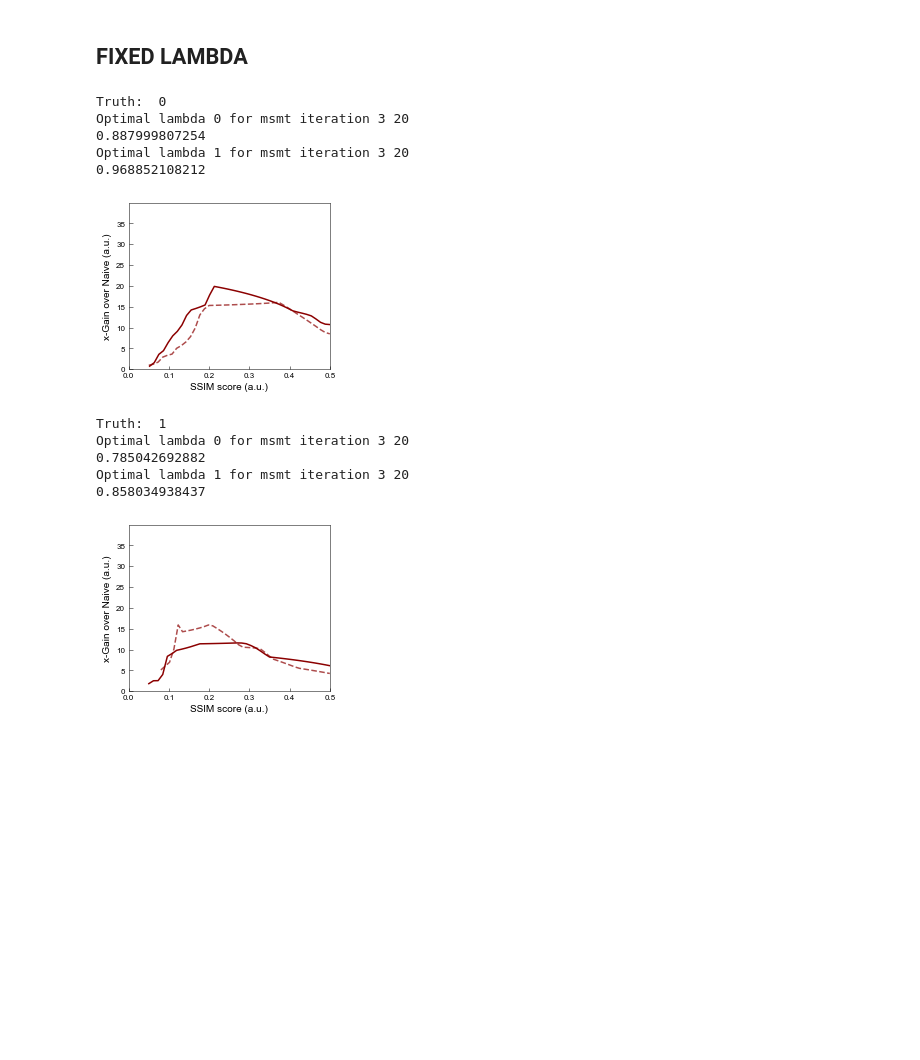
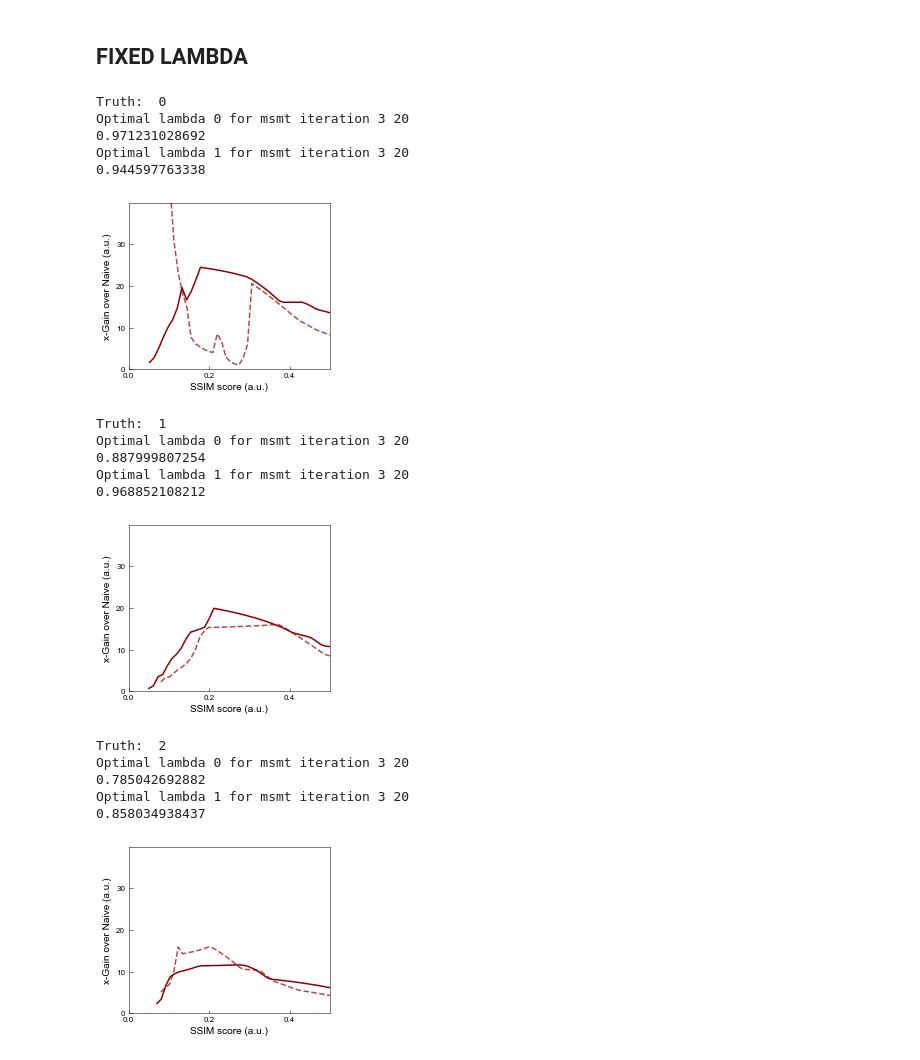
Before and after one commit to qcl-sydney/nmqa, a Jupyter notebook: paperdata/Risk_Matrix_Generator_Plots_datav3.ipynb, the cells around one changed output. Drawn from its saved outputs; the diff is of its cells as text; code cells hidden in the pictures; blank space fills up the shorter version.

```diff
--- a/paperdata/Risk_Matrix_Generator_Plots_datav3.ipynb
+++ b/paperdata/Risk_Matrix_Generator_Plots_datav3.ipynb
@@ -22,4 +22,4 @@ TRUTHKWARGS["OneStepdheight"] = {"low": BARRIER_FLOOR,
                                  "high": BARRIER_HEIGHT}
 TRUTHKWARGS["OneStepdfloorarea"] = FLOOR_RATIO
 
-prefix_list = ['2019_Jun_2D', '2019_Jun_2D_Gssn'] #'2019_Jun_1D'
+prefix_list = ['2019_Jun_1D', '2019_Jun_2D', '2019_Jun_2D_Gssn']
@@ -101,7 +93,7 @@ max_var
 # %% [markdown]
 # Data Analysis
 # %%
-THRESHOLD = 0.1
+THRESHOLD = 0.025
 max_lambda_var_ = max_var
 max_cases = len(weightratioslist)
 max_msmt_var = len(ParamUpdater.meta_max_iter_scan)
@@ -160,9 +152,9 @@ optimal_matrix, naive_matrix, optimal_cases = extract_optimal_cases(max_cases, m
 
 gslayout = gs(3, 2 , top = 0.95, bottom =0.05, left = 0.1, right = 0.9, wspace = 0.05, hspace = 0.05)
 
-pick_msmt_regimes = [1, 9]
+pick_msmt_regimes = [3, 8]
 
-fig = plt.figure(figsize=(cm2inch(8.7),cm2inch(12)))
+fig = plt.figure(figsize=(cm2inch(8.7), cm2inch(12)))
 
 for truth in range(len(weightratioslist)):
 
@@ -214,7 +206,7 @@ for truth in range(len(weightratioslist)):
             ax.get_xaxis().set_ticklabels([])
 
         # Want square graphs with same number of ticks
-        ax.set_aspect(1.)
+        # ax.set_aspect(1.)
         equaltics = plticker.MultipleLocator(base=0.5) # this locator puts ticks at regular intervals
         ax.xaxis.set_major_locator(equaltics)
         ax.yaxis.set_major_locator(equaltics)
@@ -303,7 +295,7 @@ for idx_truth in range(max_cases):
 opt_lambda_at_iteration = 3
 algolabel = ['qslam', 'naive']
 ssim_c = ['indigo', 'firebrick']
-min_sims = [0.05, 0.08, 0.068]
+min_sims = [0.08, 0.08, 0.08]
 maxssim = 0.5
 start_iter=0
 
@@ -360,44 +352,53 @@ for idx_truth in range(max_cases):
 #     plt.show()
 #     # ------------------------------------------------------------------------------------------
 
     # ---PLOT INVERSE FIGURE -----------------------------------------------------------------------------
 
     fig = plt.figure(figsize=(cm2inch(8.6),cm2inch(7)))
     ax = fig.add_subplot(gslayout[0,0])
 
     # ---- Add optimised curve here ---
 
     ax.plot(optimal_inverse_curves_list[idx_truth][0], 1./ optimal_inverse_curves_list[idx_truth][1],
            '-', ms=1.5, lw=1.5, alpha=1,c='darkred', label=r'$\lambda_{1,2}$ Optimal')
 
     # ---- Add a fixed lambda curve here ---
+
     ax.plot(ssim_vals, 1./ ratio_extrapolated,
-            '--', ms=1.5, lw=1.5, alpha=0.7, c='darkred', label=r'$\lambda_{1,3}$ at $%s$ iters' %(msmts[opt_lambda_at_iteration]))
+            '--', ms=1.5, lw=1.5, alpha=0.7, c='darkred',
+            label=r'$\lambda_{1,3}$ at $%s$ iters' %(msmts[opt_lambda_at_iteration]))
 
 
     ax.set_xlim([0.0, maxssim])
-    ax.set_yticks(np.arange(0, 36, 5))
+    ax.set_xticks(np.arange(0, maxssim, 0.2))
+    ax.set_yticks(np.arange(0, 40, 10))
     ax.set_ylim([0, 40])
 
     ax.set_xlabel('SSIM score (a.u.)')
     ax.set_ylabel('x-Gain over Naive (a.u.)')
 #    ax.legend(loc=2, fontsize=8, frameon=False)
 
     plt.savefig('../paperfigs/'+metrictypename+str(idx_truth)+'_inv_v3.svg', format='svg', dpi=800)
     plt.show()
 # %% [output]
 Truth:  0
 Optimal lambda 0 for msmt iteration 3 20
-0.887999807254
+0.971231028692
 Optimal lambda 1 for msmt iteration 3 20
-0.968852108212
+0.944597763338
-[figure, old version]
+[figure, new version]
 Truth:  1
 Optimal lambda 0 for msmt iteration 3 20
-0.785042692882
+0.887999807254
 Optimal lambda 1 for msmt iteration 3 20
-0.858034938437
+0.968852108212
-[figure, old version]
+[figure, new version]
+Truth:  2
+Optimal lambda 0 for msmt iteration 3 20
+0.785042692882
+Optimal lambda 1 for msmt iteration 3 20
+0.858034938437
+[figure, added]
 # %%
 optimal_matrix, naive_matrix, optimal_cases = extract_optimal_cases(max_cases, max_msmt_var,
                                                                     max_lambda_var=max_lambda_var_,
```
Also changed, not shown: parts of 5 cells of this notebook, 9 other files.
